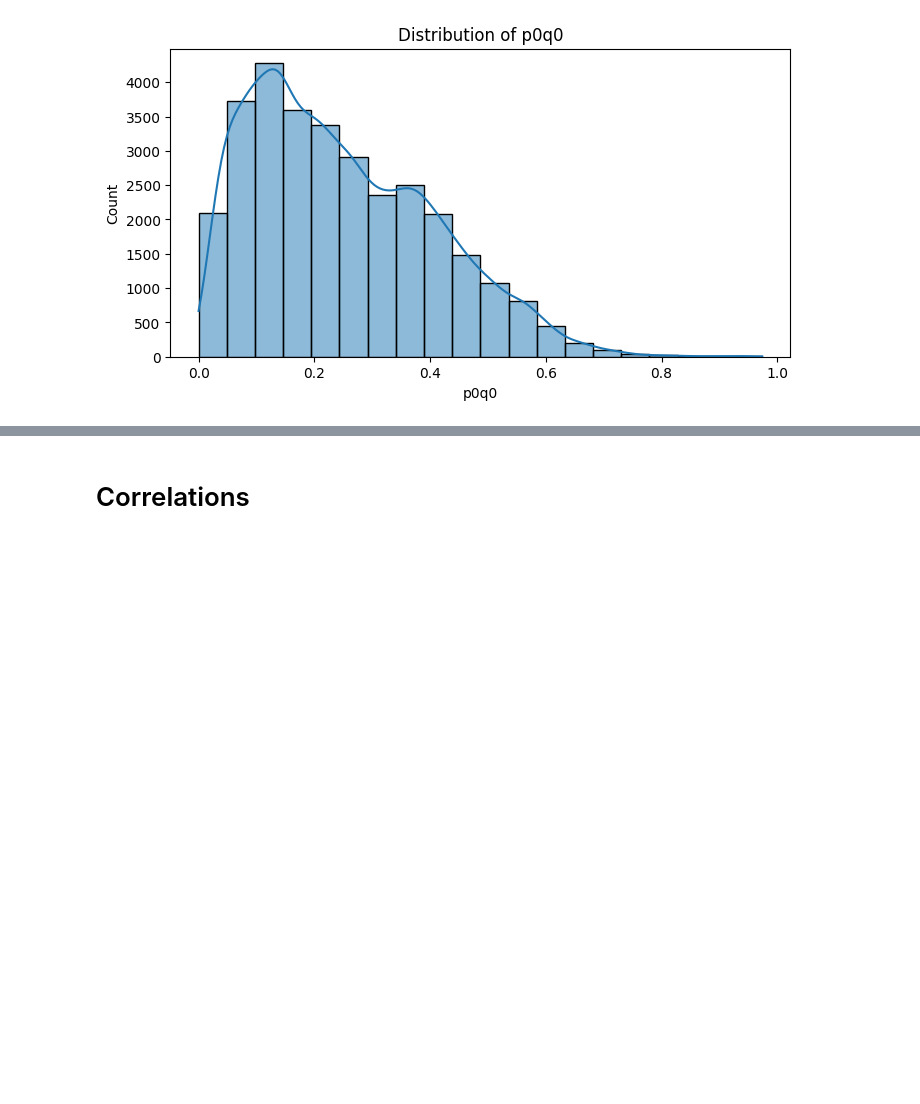
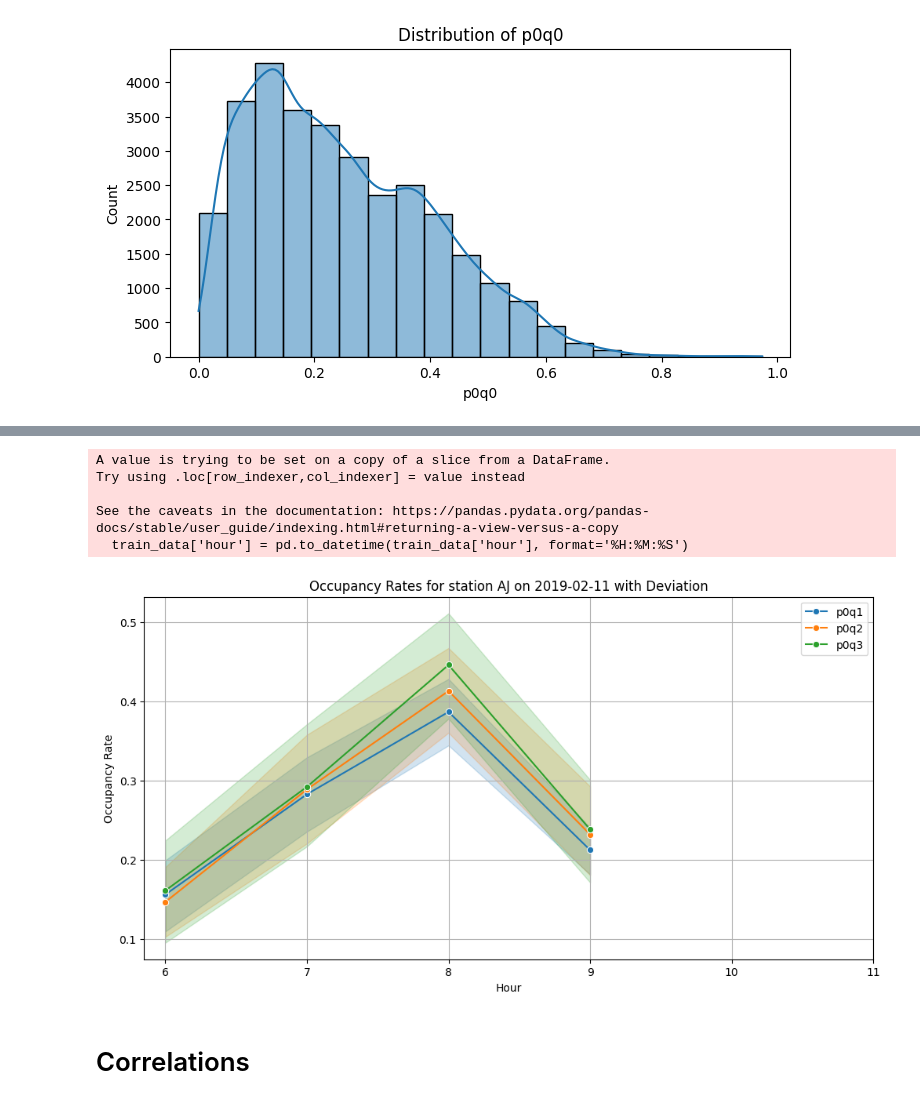
Before and after one commit to ArthurMbraga/machine-learning-project-CSC7201, a Jupyter notebook: project.ipynb, the cells around one changed output, grey strips where cells are left out. Drawn from its saved outputs; the diff is of its cells as text; code cells hidden in the pictures; blank space fills up the shorter version.

```diff
--- a/project.ipynb
+++ b/project.ipynb
@@ -164,0 +185,9 @@ plt.show()
+# %%
+# Convert 'hour' column to datetime format
+x_train['hour'] = pd.to_datetime(x_train['hour'], format='%H:%M:%S')
+
+min_hour = x_train['hour'].min()
+max_hour = x_train['hour'].max()
+
+print(f'Minimum hour: {min_hour}')
+print(f'Maximum hour: {max_hour}')
@@ -165,3 +197,36 @@ plt.show()
+# %%
+station = x_train['station'].value_counts().idxmax()
+date = '2019-02-11'
+
+
+# Filter the data for the first train and the specific date
+train_data = x_train[(x_train['station'] == station) & (x_train['date'] == date)]
+
+# Filter by the train with the most data
+
+# Convert the hour column to datetime format
+train_data['hour'] = pd.to_datetime(train_data['hour'], format='%H:%M:%S')
+# %% [output]
+A value is trying to be set on a copy of a slice from a DataFrame.
+Try using .loc[row_indexer,col_indexer] = value instead
+
+See the caveats in the documentation: https://pandas.pydata.org/pandas-docs/stable/user_guide/indexing.html#returning-a-view-versus-a-copy
+  train_data['hour'] = pd.to_datetime(train_data['hour'], format='%H:%M:%S')
+# %%
+# Plot p0q1, p0q2, and p0q3 against the hour with deviation
+plt.figure(figsize=(12, 6))
+sns.lineplot(x=train_data['hour'].dt.hour + train_data['hour'].dt.minute / 60, y=train_data['p0q1'], marker='o', label='p0q1')
+sns.lineplot(x=train_data['hour'].dt.hour + train_data['hour'].dt.minute / 60, y=train_data['p0q2'], marker='o', label='p0q2')
+sns.lineplot(x=train_data['hour'].dt.hour + train_data['hour'].dt.minute / 60, y=train_data['p0q3'], marker='o', label='p0q3')
+plt.title(f'Occupancy Rates for station {station} on {date} with Deviation')
+plt.xlabel('Hour')
+plt.ylabel('Occupancy Rate')
+plt.xticks(range(min_hour.hour, max_hour.hour + 1))
+plt.legend()
+plt.grid(True)
+plt.show()
+# %% [output]
+[figure, added]
 # %% [markdown]
 # Correlations
 # %%
```
Also changed, not shown: parts of 19 cells of this notebook, 1 other file.
